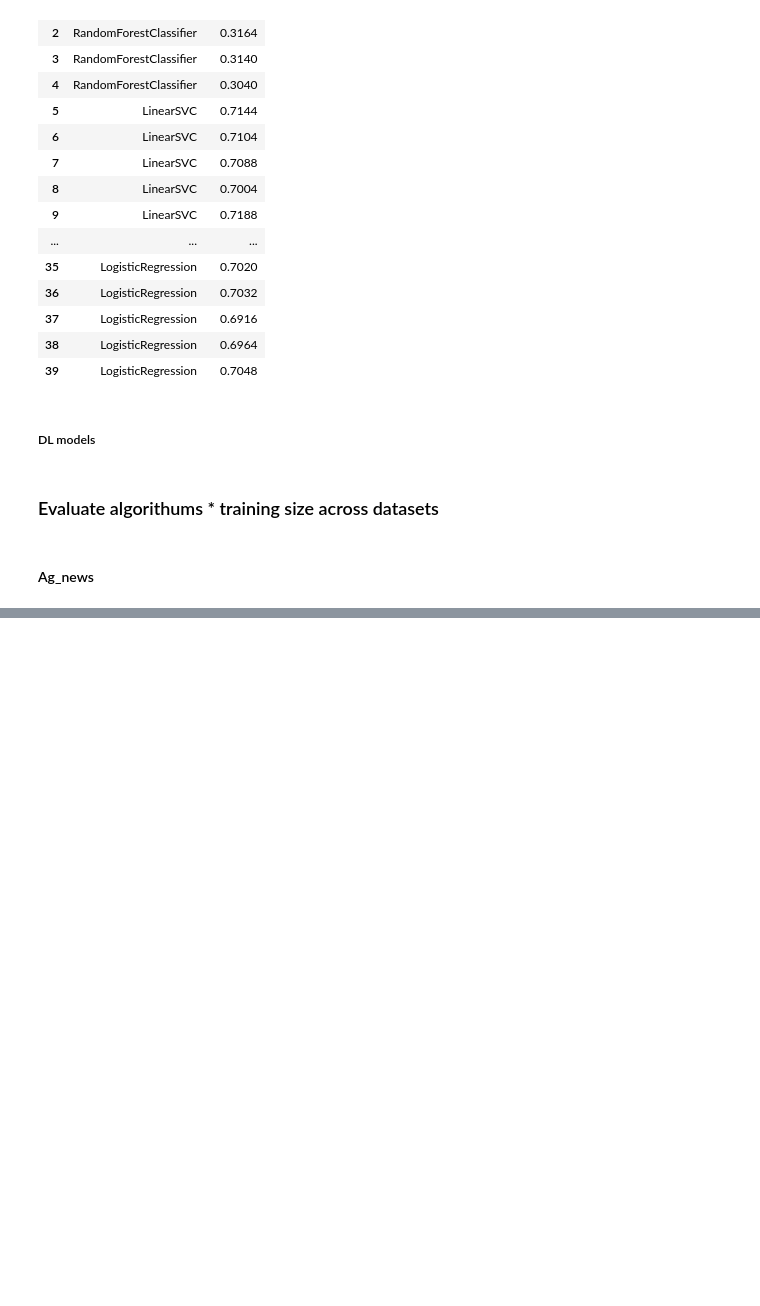
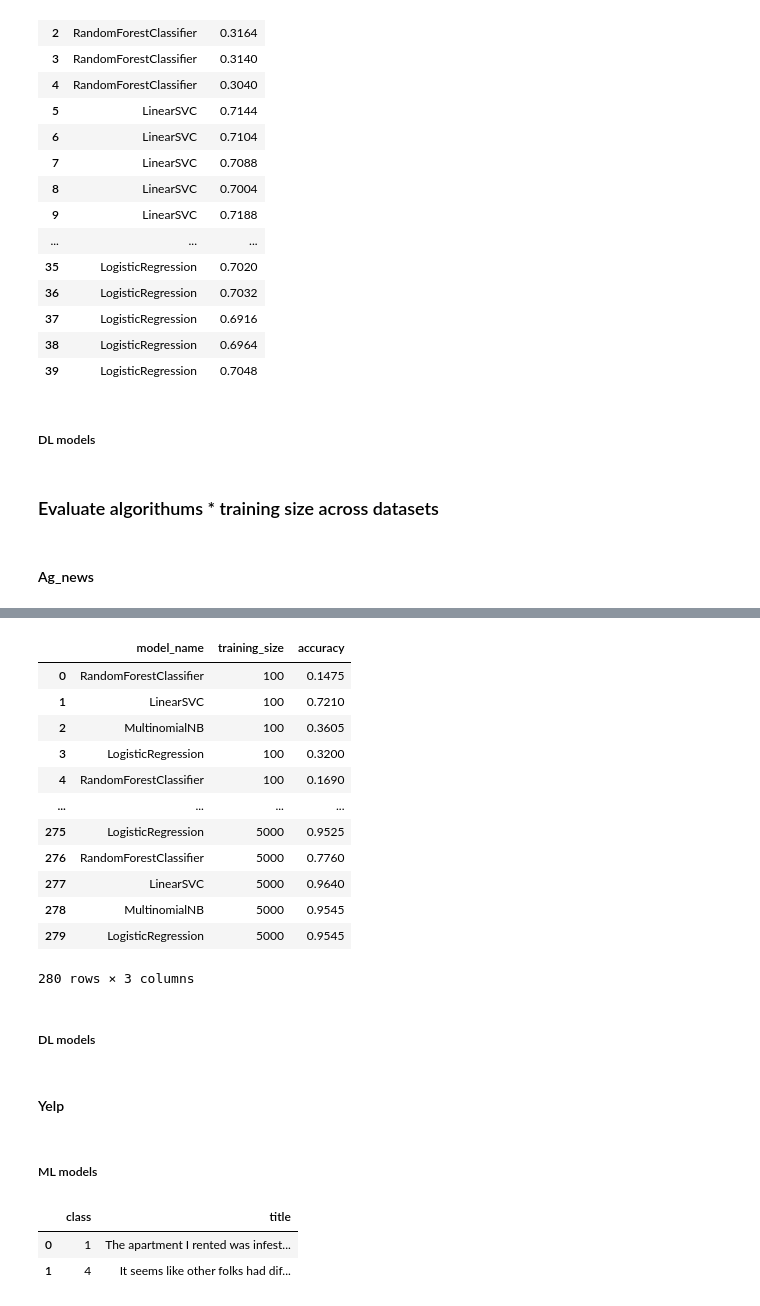
Before and after one commit to DavidykZhao/Frame_experiments, a Jupyter notebook: Frame_experiments.ipynb, the cells around one changed output, grey strips where cells are left out. Saved outputs shown, nothing was run; the diff lists cells and outputs as text; code cells hidden in the pictures; blank space fills up the shorter version.

```diff
--- a/Frame_experiments.ipynb
+++ b/Frame_experiments.ipynb
@@ -1123,0 +1297,7 @@ models = [RandomForestClassifier(n_estimators=200, max_depth=3, random_state=0),
+# %%
+models = [RandomForestClassifier(n_estimators=200, max_depth=3, random_state=0),
+          LinearSVC(),
+          MultinomialNB(),
+          LogisticRegression(random_state=0, max_iter= 200)]
+
+df = DBPEDIA_TRAIN
@@ -1123,0 +1310,18 @@ models = [RandomForestClassifier(n_estimators=200, max_depth=3, random_state=0),
+# %%
+df['category_id'] = df['class'].factorize()[0]
+
+category_id_df = df[['class', 'category_id']
+                    ].drop_duplicates().sort_values('category_id')
+category_to_id = dict(category_id_df.values)
+id_to_category = {v: k for k, v in category_to_id.items()}
+
+tfidf = TfidfVectorizer(sublinear_tf=True, norm='l2', min_df=5,
+                        encoding='latin-1', ngram_range=(1, 3), stop_words='english')
+
+# y_test has 2000 in size
+features = tfidf.fit_transform(df.contents).toarray()
+labels = df['class']
+
+x_train, x_test, y_train, y_test = train_test_split(features, labels, test_size=2000, random_state=0)
+# %%
+res = algo_training_size_looper([100, 200, 400, 800, 1600, 3200, 5000], x_train, y_train, x_test, y_test)
@@ -1123,0 +1346,16 @@ models = [RandomForestClassifier(n_estimators=200, max_depth=3, random_state=0),
+# %%
+res
+# %% [output]
+|  | model_name | training_size | accuracy |
+| 0 | RandomForestClassifier | 100 | 0.1475 |
+| 1 | LinearSVC | 100 | 0.7210 |
+| 2 | MultinomialNB | 100 | 0.3605 |
+| 3 | LogisticRegression | 100 | 0.3200 |
+| 4 | RandomForestClassifier | 100 | 0.1690 |
+| ... | ... | ... | ... |
+| 275 | LogisticRegression | 5000 | 0.9525 |
+| 276 | RandomForestClassifier | 5000 | 0.7760 |
+| 277 | LinearSVC | 5000 | 0.9640 |
+| 278 | MultinomialNB | 5000 | 0.9545 |
+| 279 | LogisticRegression | 5000 | 0.9545 |
+280 rows × 3 columns
@@ -1123,0 +1364,18 @@ models = [RandomForestClassifier(n_estimators=200, max_depth=3, random_state=0),
+# %% [markdown]
+##### DL models
+# %% [markdown]
+#### Yelp
+# %% [markdown]
+##### ML models
+# %%
+models = [RandomForestClassifier(n_estimators=200, max_depth=3, random_state=0),
+          LinearSVC(),
+          MultinomialNB(),
+          LogisticRegression(random_state=0, max_iter= 200)]
+
+df = YELP_TRAIN
+df.head(2)
+# %% [output]
+|  | class | title |
+| 0 | 1 | The apartment I rented was infest... |
+| 1 | 4 | It seems like other folks had dif... |
```
Also changed, not shown: parts of 48 cells of this notebook.
